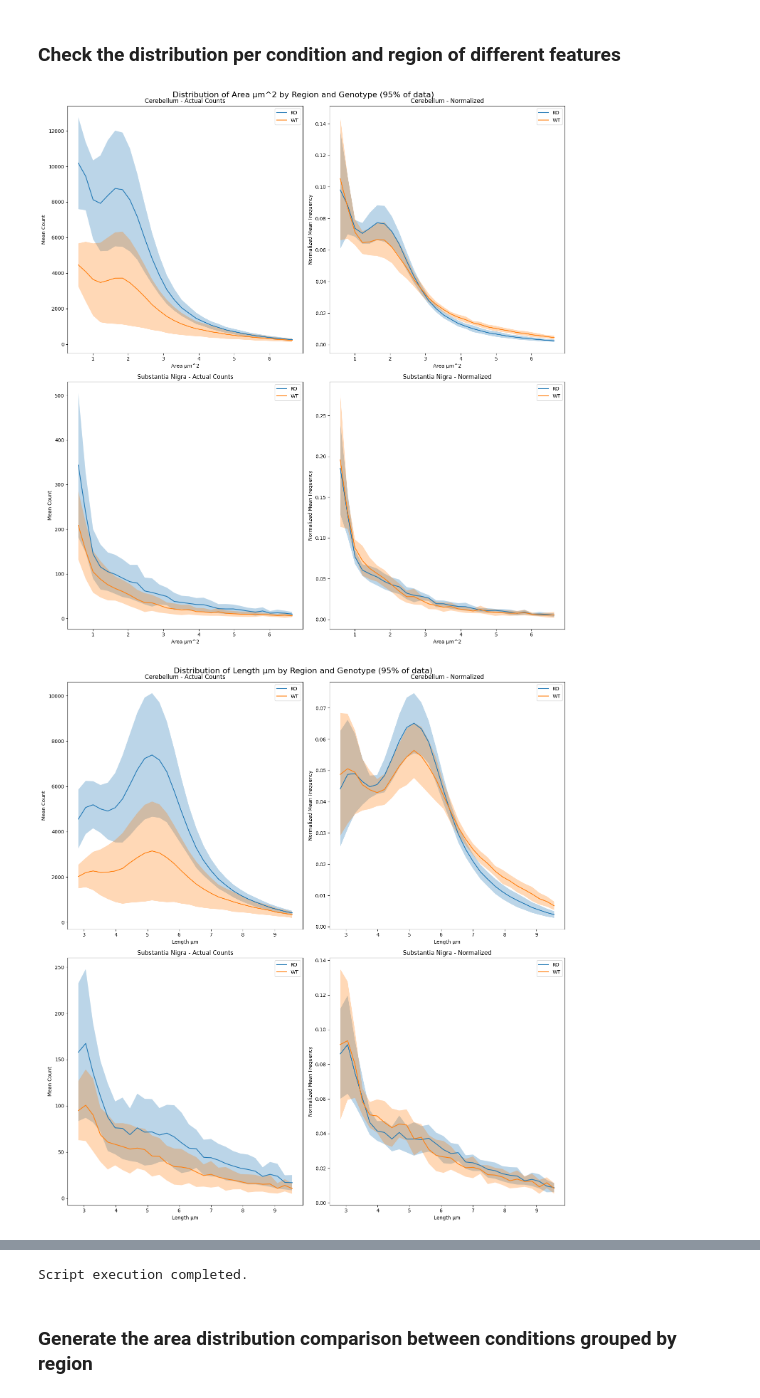
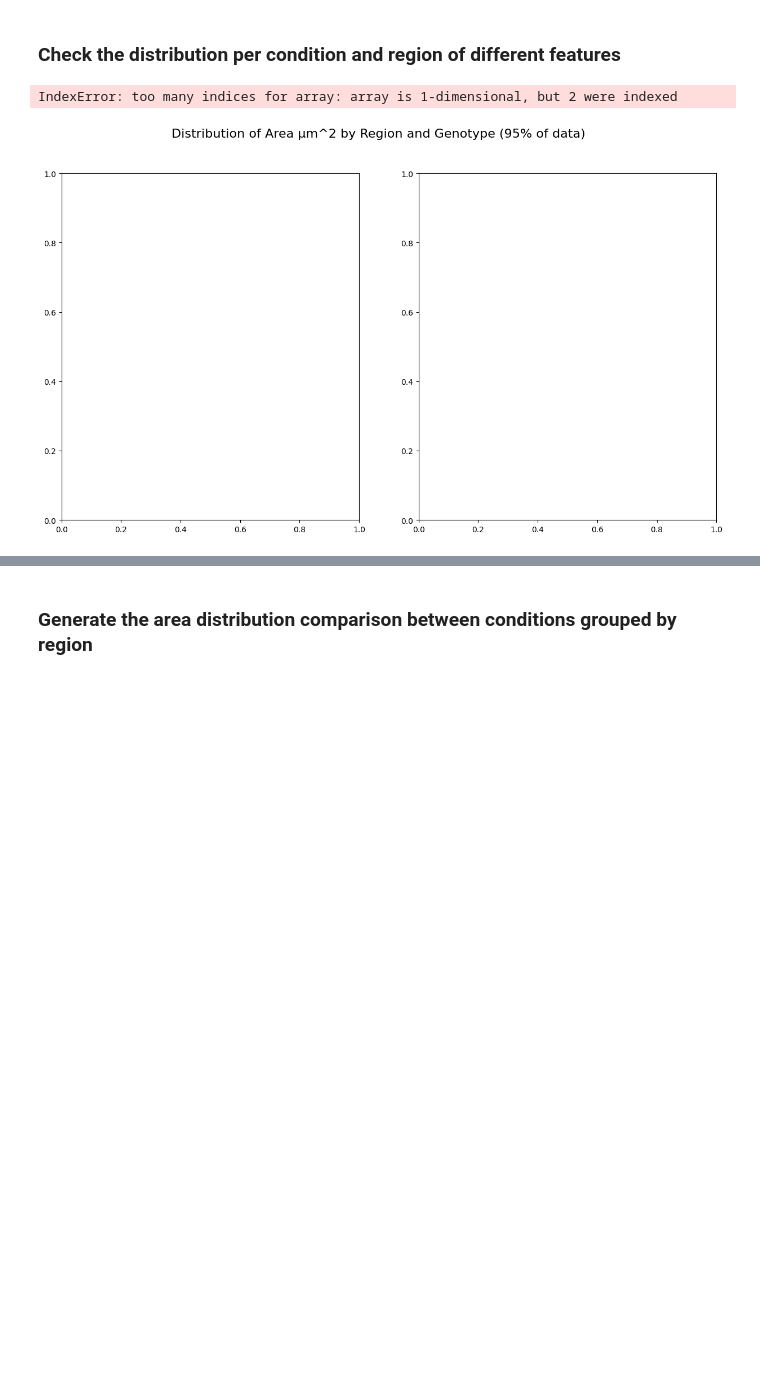
Before and after one commit to vib-bic-projects/202404_Speckle_Analysis, a Jupyter notebook: scripts/3_python/Laura_speckle_analysis_script.ipynb, the cells around one changed output, grey strips where cells are left out. Drawn from its saved outputs; the diff is of its cells as text; code cells hidden in the pictures; blank space fills up the shorter version.

```diff
--- a/scripts/3_python/Laura_speckle_analysis_script.ipynb
+++ b/scripts/3_python/Laura_speckle_analysis_script.ipynb
@@ -4,8 +4,8 @@
 ## Script Parameters
 # %%
 output_path = 'C:/Users/u0119446/Desktop/Temp/Ongoing_projects/Laura/Analysis'
-qupath_measurements = 'C:/Users/u0119446/Desktop/Temp/Ongoing_projects/Laura/Qupath/measurements.csv'
-description_file = 'C:/Users/u0119446/Desktop/Temp/Ongoing_projects/Laura/Dataset_description_corrected.csv'
+qupath_measurements = 'C:/Users/u0119446/Desktop/Temp/Ongoing_projects/Laura/measurements_detections.csv'
+description_file = 'C:/Users/u0119446/Desktop/Temp/Ongoing_projects/Laura/Description.csv'
 object_classifier = 'MecP2_enhanced' # If it is anything other than 'None' this will be used to filter speckles by classification
 # %% [markdown]
 ## Libraries import
@@ -28,0 +26,5 @@ merged_df = pd.merge(df, df_description, on='Image', how='left')
+# %%
+# Merge df1 and df2 on 'id'
+# Process df names so that they only have the ome.tiff
+df['Image'] = df['Image'].str.split(' - ').str[0]# Split file names so that the description file and the Qupath measurements share the same Image name ending in ome.tiff
+merged_df = pd.merge(df, df_description, on='Image', how='left') # Merge both dataframes using the merge method in pandas
@@ -89,23 +95,12 @@ def prepare_prism_data(data, region, feature):
 # Assuming you have your data in a DataFrame called 'filtered_df'
 # with columns 'Region', 'Genotype', 'Animal', and 'Area µm^2'
 
-# Prepare data for cerebellum
-cerebellum_total, cerebellum_normalized = prepare_prism_data(filtered_df, 'Cerebellum', 'Area µm^2')
-
-# Prepare data for substantia nigra
-substantia_nigra_total, substantia_nigra_normalized = prepare_prism_data(filtered_df, 'Substantia Nigra', 'Area µm^2')
-
-# Obtain the output paths
-output_path_cerebellum_total = os.path.join(output_path, 'cerebellum_total_counts.xlsx')
-output_path_cerebellum_normalized = os.path.join(output_path, 'cerebellum_normalized_counts.xlsx')
-output_path_substantia_nigra_total = os.path.join(output_path, 'substantia_nigra_total_counts.xlsx')
-output_path_substantia_nigra_normalized = os.path.join(output_path, 'substantia_nigra_normalized_counts.xlsx')
-
-# Save to CSV files
-cerebellum_total.to_excel(output_path_cerebellum_total, index=False)
-cerebellum_normalized.to_excel(output_path_cerebellum_normalized, index=False)
-substantia_nigra_total.to_excel(output_path_substantia_nigra_total, index=False)
-substantia_nigra_normalized.to_excel(output_path_substantia_nigra_normalized, index=False)
+for region in filtered_df['Region'].unique():
+    region_total,  region_normalized = prepare_prism_data(filtered_df, region, 'Area µm^2')
+    region_path_total = os.path.join(output_path, region + '_total_counts.xlsx')
+    region_path_normalized = os.path.join(output_path, region + '_normalized_counts.xlsx')
+    region_total.to_excel(region_path_total, index=False)
+    region_normalized.to_excel(region_path_normalized, index=False)
 
 print("Data preparation for Prism completed. Excel files have been generated.")
 # %% [output]
@@ -124,7 +119,7 @@ def plot_frequency_distribution(data, feature, group_col, group_val, ax):
     print(f"Plot created for {group_val}")
 
 # Features to analyze
-features = ['Length µm', 'Area µm^2']
+features = ['Area µm^2']
 
 # Group by Genotype, Region, and Animal
 grouped = filtered_df.groupby(['Genotype', 'Region', 'Animal'])
@@ -171,7 +186,7 @@ print("Script execution completed.")
 ### Check the distribution per condition and region of different features
 # %%
 # Define the features we want to analyze
-features = ['Area µm^2', 'Length µm', 'Circularity', 'Solidity', 'Max diameter µm', 'Min diameter µm', 'MecP2: Mean']
+features = ['Area µm^2']
 
 # Function to calculate histograms
 def calculate_histograms(data, bins):
@@ -262,32 +277,32 @@ def plot_distributions_by_region(data, feature, n_bins=30, percentile=95):
         for genotype, mean_hist in mean_hists_norm.items():
             # Plot the mean normalized histogram for this genotype
             ax_norm.plot(bin_centers, mean_hist, label=genotype)
             # Add shaded area for standard deviation
             ax_norm.fill_between(bin_centers,
                                  mean_hist - std_hists_norm[genotype],
                                  mean_hist + std_hists_norm[genotype],
                                  alpha=0.3)
 
         # Set labels and title for the normalized frequencies plot
         ax_norm.set_xlabel(feature)
         ax_norm.set_ylabel('Normalized Mean Frequency')
         ax_norm.set_title(f'{region} - Normalized')
         ax_norm.legend()
 
     # Adjust the layout to prevent overlapping
     plt.tight_layout()
     # Save the figure as a PNG file
     plt.savefig(f"{feature.replace(' ', '_').replace('^', '')}_{percentile}percentile_distributions_by_region.png")
     # Display the plot
     plt.show()
     # Close the figure to free up memory
     plt.close()
 
 # Create plots for each feature
 for feature in features:
     plot_distributions_by_region(filtered_df, feature, percentile=95)
 
 print("Script execution completed.")
 # %% [output]
+IndexError: too many indices for array: array is 1-dimensional, but 2 were indexed
-[figure, old version]
+[figure, new version]
-[figure, removed]
@@ -299,4 +309,3 @@ print("Script execution completed.")
-Script execution completed.
 # %% [markdown]
 ### Generate the area distribution comparison between conditions grouped by region
 # %%
```
Also changed, not shown: parts of 5 cells of this notebook.
